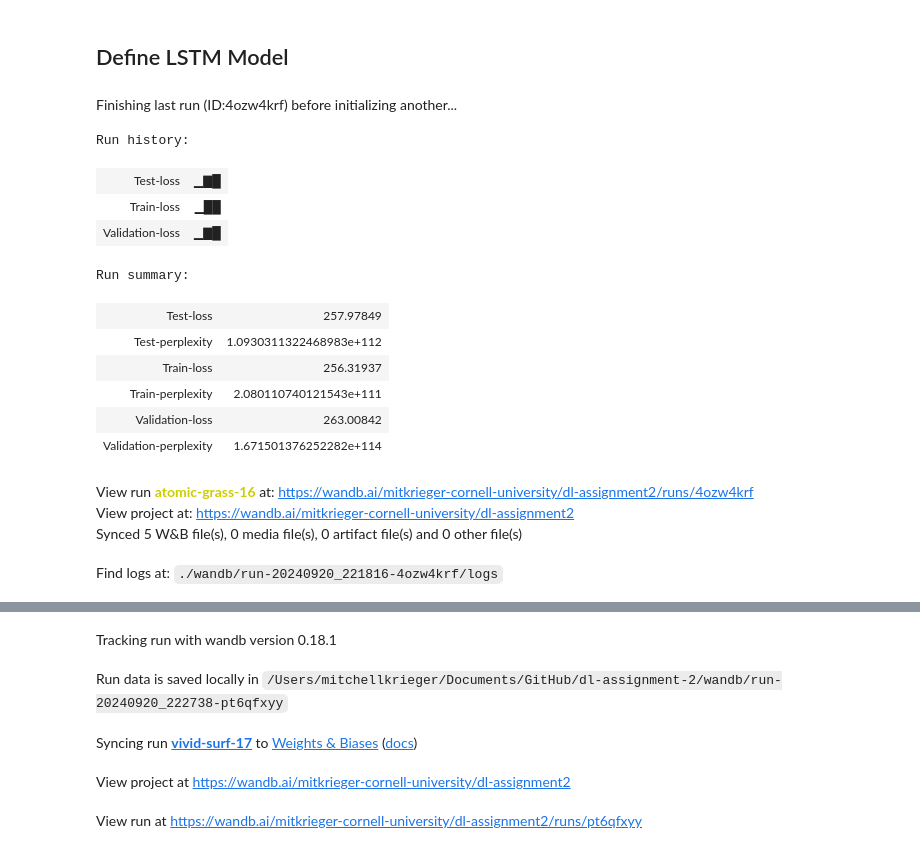
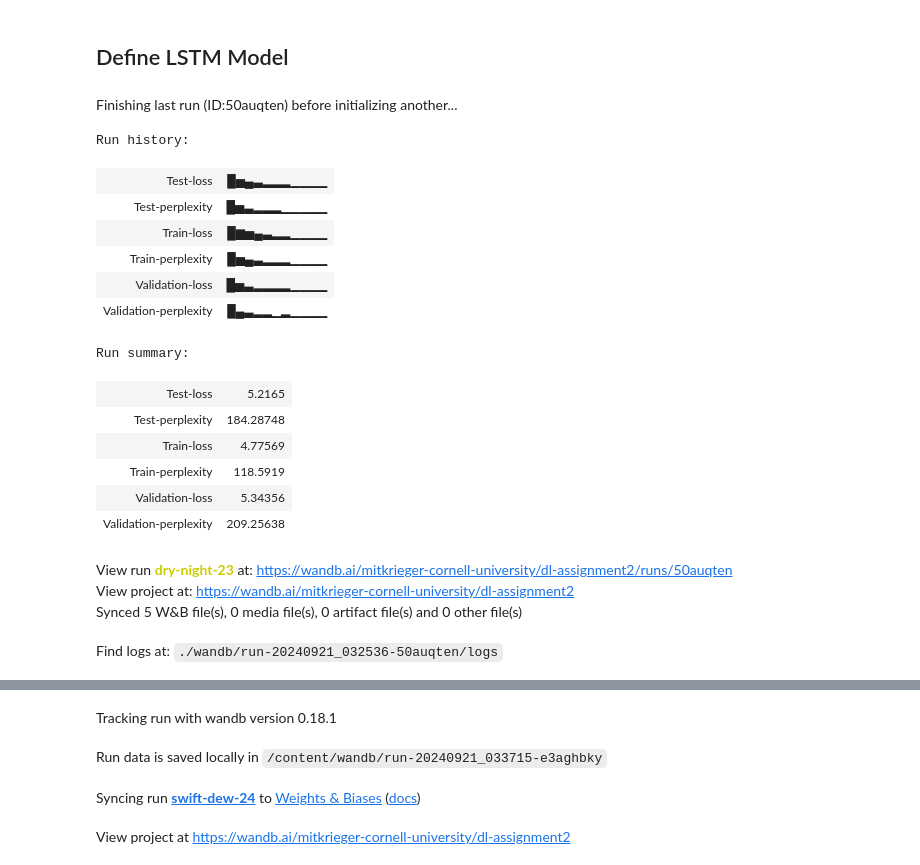
Before and after one commit to mitkrieg/dl-assignment-2, a Jupyter notebook: assignment2_practical.ipynb, the cells around one changed output, grey strips where cells are left out. Cells and saved outputs as stored; diff of their text form; code cells hidden in the pictures.

```diff
--- a/assignment2_practical.ipynb
+++ b/assignment2_practical.ipynb
@@ -11,11 +58,12 @@ import wandb
 ## Define PTBText Dataset
 # %%
 class PTBText(Dataset):
-    def __init__(self, filename, sequence_len, prior_vocab=None) -> None:
+    def __init__(self, filename, sequence_len, prior_vocab=None,device=torch.device('cpu')) -> None:
         super().__init__()
         self.tokenized_text = []
         self.data = []
         self.labels = []
+        self.device = device
         self.tokenizer = RegexpTokenizer(r'<unk>|<pad>|<oov>|<sos>|<eos>|\w+').tokenize
         self.seq_len = sequence_len
         self.max_len = 0
@@ -80,7 +128,7 @@ class PTBText(Dataset):
         return len(self.data)
 
     def __getitem__(self, index):
-        return torch.tensor(self.encoded_data[index]), torch.tensor(self.encoded_labels[index])
+        return torch.tensor(self.encoded_data[index]).to(self.device), torch.tensor(self.encoded_labels[index]).to(self.device)
 
     def get_tokens(self, index):
         return self.tokenized_text[index]
@@ -96,9 +144,9 @@ class PTBText(Dataset):
 # %% [markdown]
 ### Load Data & Create Data loaders
 # %%
-train = PTBText('./data/ptb.train.txt', 5)
-val = PTBText('./data/ptb.valid.txt', 5, prior_vocab=train.vocab)
-test = PTBText('./data/ptb.test.txt', 5, prior_vocab=train.vocab)
+train = PTBText('/content/ptb.train.txt', 5)
+val = PTBText('/content/ptb.valid.txt', 5, prior_vocab=train.vocab)
+test = PTBText('/content/ptb.test.txt', 5, prior_vocab=train.vocab)
 
 gen = torch.Generator().manual_seed(123)
 batch_size = 128
@@ -156,6 +204,8 @@ def train_epoch(network, dataloader, loss_fn, optimizer, device, epoch, verbosit
     # iterate over all batches
     for i, data in enumerate(dataloader):
         inputs, labels = data
+        inputs = inputs.to(device)
+        labels = labels.to(device)
 
         optimizer.zero_grad()
         outputs = network(inputs)
@@ -183,6 +233,8 @@ def eval_network(title, network, dataloader, loss_fn, epoch):
     with torch.no_grad():
         for data in dataloader:
             data, labels = data
+            data = data.to(device)
+            labels = labels.to(device)
             outputs = network(data)
 
             _, predicted = torch.max(outputs.data, 1)
@@ -202,7 +254,8 @@ def eval_network(title, network, dataloader, loss_fn, epoch):
 
 def train_network(network, dataloaders, loss_fn, optimizer, schedule, device, epochs: int, verbosity: int):
     for epoch in range(epochs):
-        print(f'----------- Epoch #{epoch + 1}, LR: {optimizer.param_groups[0]['lr']} ------------')
+        lr = optimizer.param_groups[0]['lr']
+        print(f'----------- Epoch #{epoch + 1}, LR: {lr} ------------')
         train_epoch(network, dataloaders['train'], loss_fn, optimizer, device, epoch, verbosity)
         train_perplexity = eval_network('Train', network, dataloaders['train'], loss_fn, epoch)
         val_perplexity = eval_network('Validation', network, dataloaders['val'], loss_fn, epoch)
@@ -218,34 +271,38 @@ def train_network(network, dataloaders, loss_fn, optimizer, schedule, device, ep
     }
 # %%
 def lr_lambda(epoch):
-    if epoch < 4:
-        return .1
+    if epoch < 7:
+        return 1
     else:
-        return 0.5 ** (epoch - 3)
+        return 0.5 ** (epoch - 6)
 
 model = ZarembaRNN(len(train.vocab), 10)
+model = model.to(device)
 cross_entropy = nn.CrossEntropyLoss()
-adam = optim.Adam(model.parameters(), lr=1)
+adam = optim.Adam(model.parameters(), lr=1e-2)
 schedule = optim.lr_scheduler.LambdaLR(adam, lr_lambda)
-device = torch.device('cpu')
+# device = torch.device('cpu')
 # %%
 run = wandb.init(project="dl-assignment2")
-results = train_network(model, dataloaders, cross_entropy, adam, schedule, device, 13, 1000)
+results = train_network(model, dataloaders, cross_entropy, adam, schedule, device, 14, 1000)
 run.finish()
 # %% [output]
-Finishing last run (ID:4ozw4krf) before initializing another...
+Finishing last run (ID:50auqten) before initializing another...
 Run history:
-| Test-loss | ▁▇█ |
-| Train-loss | ▁██ |
-| Validation-loss | ▁▇█ |
+| Test-loss | █▅▄▃▂▂▂▁▁▁▁ |
+| Test-perplexity | █▅▃▂▂▂▁▁▁▁▁ |
+| Train-loss | █▆▅▄▃▂▂▁▁▁▁ |
+| Train-perplexity | █▅▄▃▂▂▂▁▁▁▁ |
+| Validation-loss | █▅▃▂▂▂▂▁▁▁▁ |
+| Validation-perplexity | █▄▃▂▂▁▂▁▁▁▁ |
 Run summary:
-| Test-loss | 257.97849 |
-| Test-perplexity | 1.0930311322468983e+112 |
-| Train-loss | 256.31937 |
-| Train-perplexity | 2.080110740121543e+111 |
-| Validation-loss | 263.00842 |
-| Validation-perplexity | 1.671501376252282e+114 |
+| Test-loss | 5.2165 |
+| Test-perplexity | 184.28748 |
+| Train-loss | 4.77569 |
+| Train-perplexity | 118.5919 |
+| Validation-loss | 5.34356 |
+| Validation-perplexity | 209.25638 |
-View run atomic-grass-16 at: https://wandb.ai/mitkrieger-cornell-university/dl-assignment2/runs/4ozw4krf
+View run dry-night-23 at: https://wandb.ai/mitkrieger-cornell-university/dl-assignment2/runs/50auqten
 View project at: https://wandb.ai/mitkrieger-cornell-university/dl-assignment2
 Synced 5 W&B file(s), 0 media file(s), 0 artifact file(s) and 0 other file(s)
-Find logs at: ./wandb/run-20240920_221816-4ozw4krf/logs
+Find logs at: ./wandb/run-20240921_032536-50auqten/logs
@@ -253,5 +310,4 @@ Successfully finished last run (ID:4ozw4krf). Initializing new run:
 Tracking run with wandb version 0.18.1
-Run data is saved locally in /Users/mitchellkrieger/Documents/GitHub/dl-assignment-2/wandb/run-20240920_222738-pt6qfxyy
+Run data is saved locally in /content/wandb/run-20240921_033715-e3aghbky
-Syncing run vivid-surf-17 to Weights & Biases (docs)
+Syncing run swift-dew-24 to Weights & Biases (docs)
 View project at https://wandb.ai/mitkrieger-cornell-university/dl-assignment2
-View run at https://wandb.ai/mitkrieger-cornell-university/dl-assignment2/runs/pt6qfxyy
```
Also changed, not shown: parts of 11 cells of this notebook.
